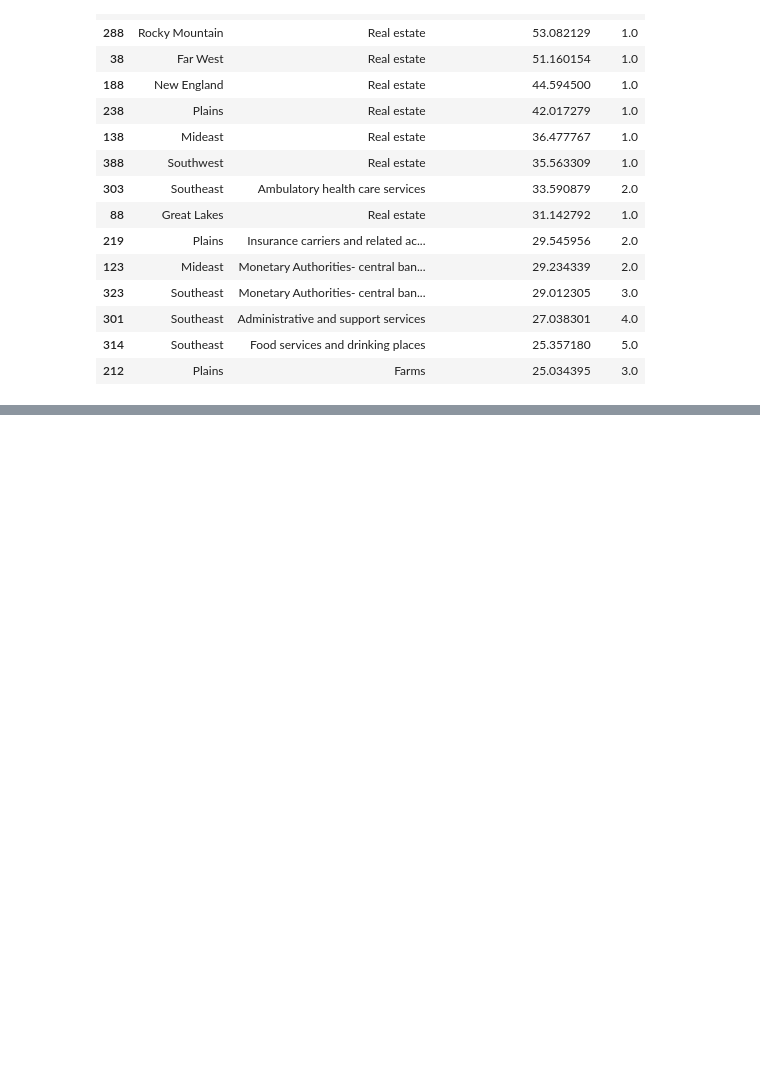
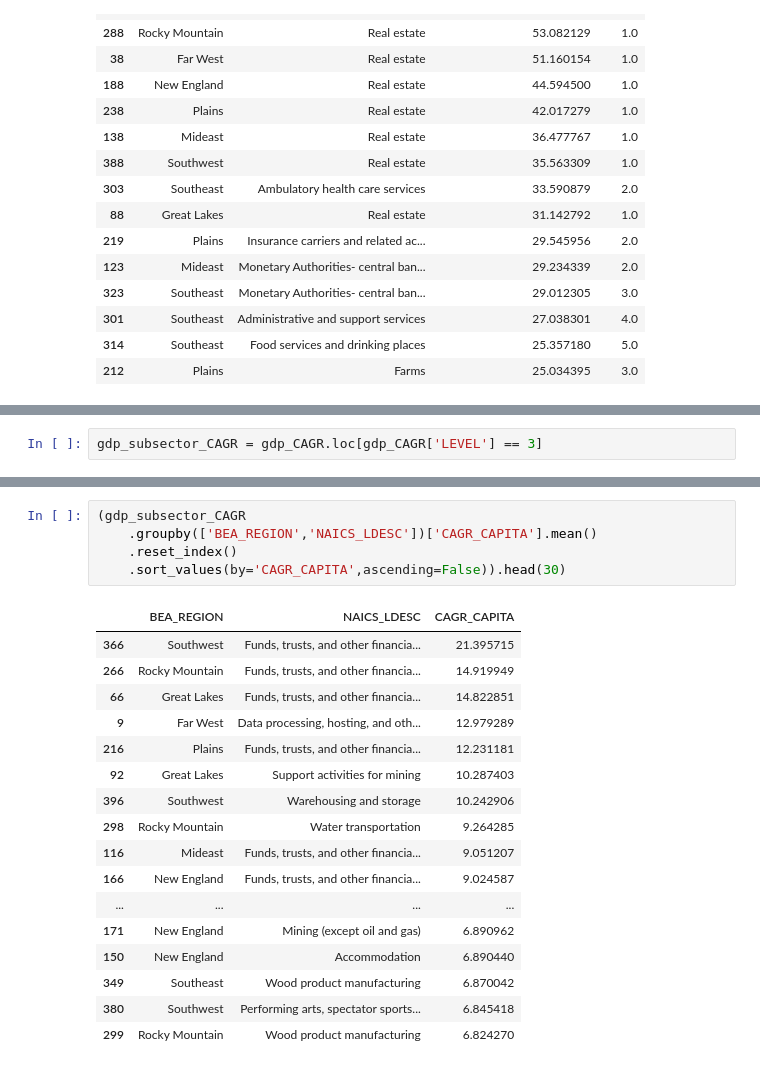
Before and after one commit to buterabuilds/NSS-Capstone, a Jupyter notebook: notebooks/eda_visualizations.ipynb, the cells around one changed output, grey strips where cells are left out. Drawn from its saved outputs; the diff is of its cells as text; blank space fills up the shorter version.

```diff
--- a/notebooks/eda_visualizations.ipynb
+++ b/notebooks/eda_visualizations.ipynb
@@ -396,0 +501,2 @@ gdp_subsector_reg_growth.sort_values(by=['GROWTH_CONTRIBUTION'],ascending=False)
+# %%
+gdp_subsector_CAGR = gdp_CAGR.loc[gdp_CAGR['LEVEL'] == 3]
@@ -396,0 +522,23 @@ gdp_subsector_reg_growth.sort_values(by=['GROWTH_CONTRIBUTION'],ascending=False)
+# %%
+(gdp_subsector_CAGR
+    .groupby(['BEA_REGION','NAICS_LDESC'])['CAGR_CAPITA'].mean()
+    .reset_index()
+    .sort_values(by='CAGR_CAPITA',ascending=False)).head(30)
+# %% [output]
+|  | BEA_REGION | NAICS_LDESC | CAGR_CAPITA |
+| 366 | Southwest | Funds, trusts, and other financia... | 21.395715 |
+| 266 | Rocky Mountain | Funds, trusts, and other financia... | 14.919949 |
+| 66 | Great Lakes | Funds, trusts, and other financia... | 14.822851 |
+| 9 | Far West | Data processing, hosting, and oth... | 12.979289 |
+| 216 | Plains | Funds, trusts, and other financia... | 12.231181 |
+| 92 | Great Lakes | Support activities for mining | 10.287403 |
+| 396 | Southwest | Warehousing and storage | 10.242906 |
+| 298 | Rocky Mountain | Water transportation | 9.264285 |
+| 116 | Mideast | Funds, trusts, and other financia... | 9.051207 |
+| 166 | New England | Funds, trusts, and other financia... | 9.024587 |
+| ... | ... | ... | ... |
+| 171 | New England | Mining (except oil and gas) | 6.890962 |
+| 150 | New England | Accommodation | 6.890440 |
+| 349 | Southeast | Wood product manufacturing | 6.870042 |
+| 380 | Southwest | Performing arts, spectator sports... | 6.845418 |
+| 299 | Rocky Mountain | Wood product manufacturing | 6.824270 |
```
Also changed, not shown: parts of 26 cells of this notebook.
